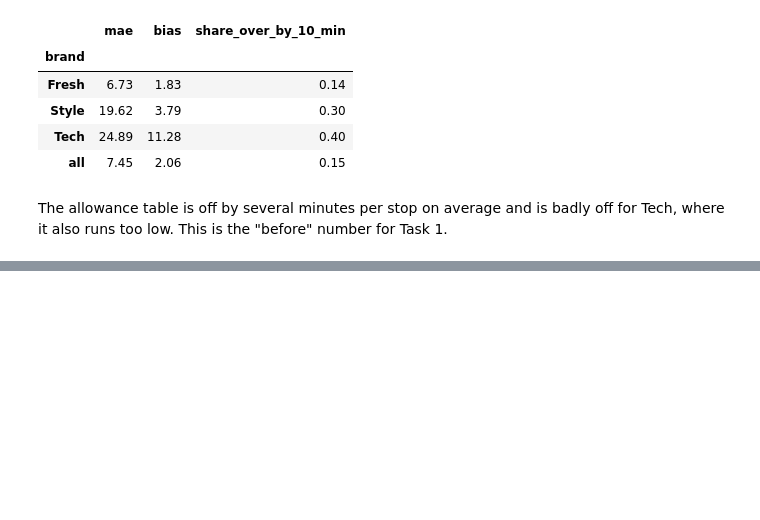
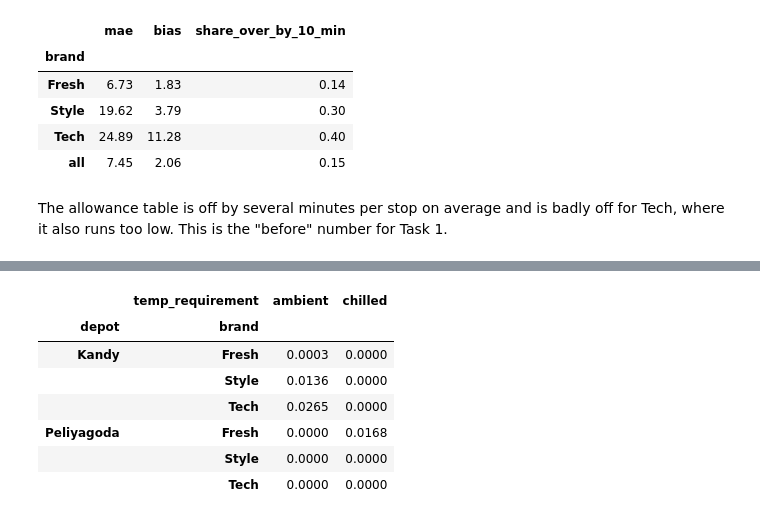
Before and after one commit to sameera-ekanayaka/Xora_Datathon, a Jupyter notebook: notebooks/03_label_construction.ipynb, the cells around one changed output, grey strips where cells are left out. Cells and saved outputs as stored; diff of their text form; code cells hidden in the pictures; blank space fills up the shorter version.

```diff
--- a/notebooks/03_label_construction.ipynb
+++ b/notebooks/03_label_construction.ipynb
@@ -207,0 +245,17 @@ The allowance table is off by several minutes per stop on average and is badly o
+# %%
+hist = orders_wk[orders_wk.split == "train"]
+key = ["depot", "brand", "temp_requirement"]
+not_run_vol = hist[hist.dispatch_status == "not_run"].groupby(key).order_volume_m3.sum()
+other_vol = hist[hist.dispatch_status != "not_run"].groupby(key).order_volume_m3.sum()
+uplift = (not_run_vol / other_vol).reindex(other_vol.index, fill_value=0.0).rename("not_run_uplift")
+
+uplift.unstack("temp_requirement").fillna(0).round(4)
+# %% [output]
+|  | temp_requirement | ambient | chilled |
+| depot | brand |  |  |
+| Kandy | Fresh | 0.0003 | 0.0000 |
+|  | Style | 0.0136 | 0.0000 |
+|  | Tech | 0.0265 | 0.0000 |
+| Peliyagoda | Fresh | 0.0000 | 0.0168 |
+|  | Style | 0.0000 | 0.0000 |
+|  | Tech | 0.0000 | 0.0000 |
```
Also changed, not shown: parts of 8 cells of this notebook.
